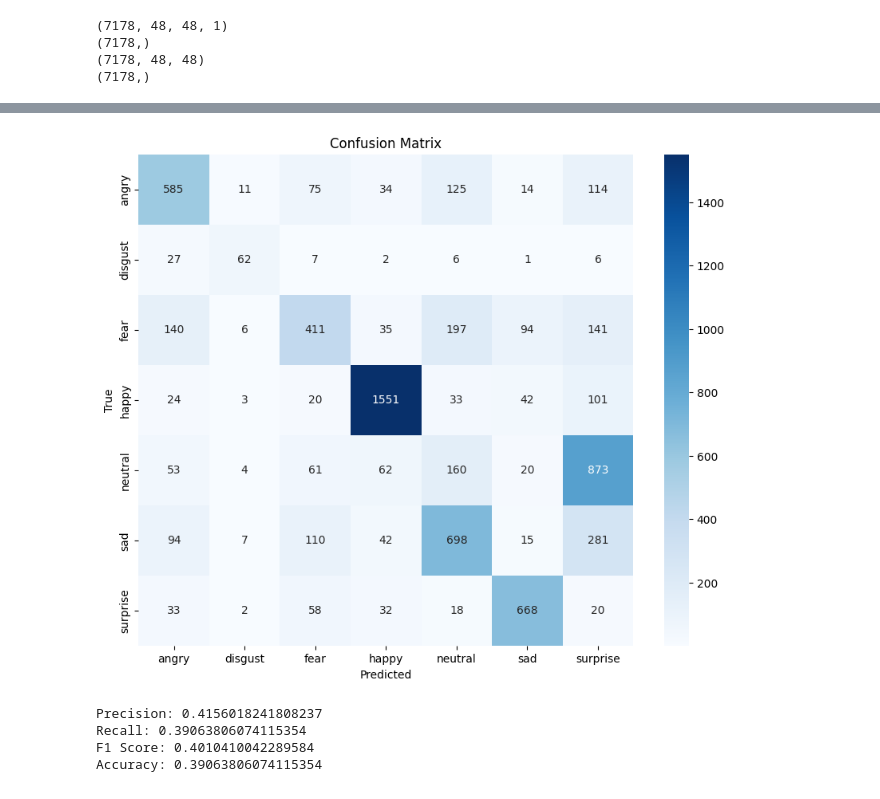
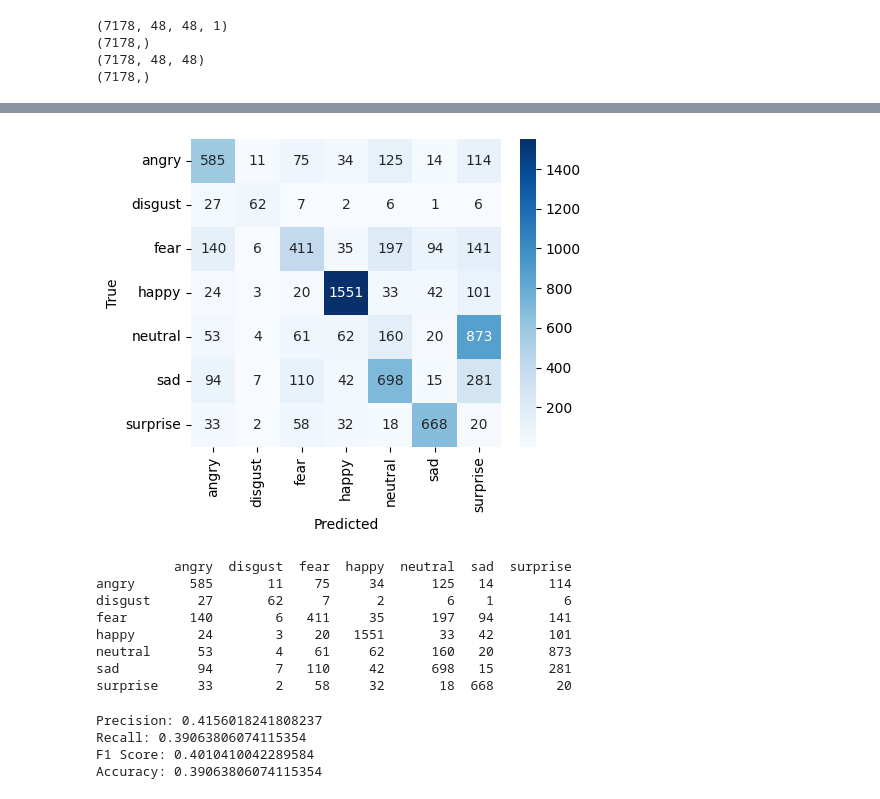
Before and after one commit to PHYRA47/Biometrics-II, a Jupyter notebook: Biometrics Skills - Amine Nait-Ali/skill3_Facial_Expression_Estimation/scripts/evaluate_sequentialCNN.ipynb, the cells around one changed output, grey strips where cells are left out. Cells and saved outputs as stored; diff of their text form; code cells hidden in the pictures.

```diff
--- a/Biometrics Skills - Amine Nait-Ali/skill3_Facial_Expression_Estimation/scripts/evaluate_sequentialCNN.ipynb
+++ b/Biometrics Skills - Amine Nait-Ali/skill3_Facial_Expression_Estimation/scripts/evaluate_sequentialCNN.ipynb
@@ -16,10 +16,10 @@ from sklearn.metrics import (
     confusion_matrix,
     classification_report
 )
+# %%
+# Load model
+model = load_model('models/sequentialCNN/sequentialCNN.h5')
 # %%
-# Load model
-model = load_model('models/fer_model_best.h5')
-
 # Class names
 class_names = ['angry', 'disgust', 'fear', 'happy', 'neutral', 'sad', 'surprise']
 test_dir = 'dataset/test'
@@ -71,8 +77,4 @@ print(y_test.shape)
 # %%
-# Predict the labels for the test set
-y_pred = model.predict(X_test)
-y_pred_classes = np.argmax(y_pred, axis=1)
-
 # Calculate accuracy
 accuracy = accuracy_score(y_test, y_pred_classes)
 print(f'Accuracy: {accuracy}\n')
@@ -85,10 +87,10 @@ print(report)
 cm = confusion_matrix(y_test, y_pred_classes)
 
 # Plot confusion matrix
-plt.figure(figsize=(10, 8))
+plt.figure(figsize=(5, 4))
 sns.heatmap(cm, annot=True, fmt='d', cmap='Blues', xticklabels=class_names, yticklabels=class_names)
 plt.xlabel('Predicted')
 plt.ylabel('True')
-plt.title('Confusion Matrix')
+# plt.title('Confusion Matrix')
 plt.show()
 # %% [output]
@@ -96,19 +97,36 @@ plt.show()
 Accuracy: 0.39063806074115354
 
               precision    recall  f1-score   support
 
        angry       0.61      0.61      0.61       958
      disgust       0.65      0.56      0.60       111
         fear       0.55      0.40      0.47      1024
        happy       0.88      0.87      0.88      1774
      neutral       0.13      0.13      0.13      1233
          sad       0.02      0.01      0.01      1247
     surprise       0.01      0.02      0.02       831
 
     accuracy                           0.39      7178
    macro avg       0.41      0.37      0.39      7178
 weighted avg       0.42      0.39      0.40      7178
-[figure, old version]
+[figure, new version]
+# %%
+import pandas as pd
+
+# Convert confusion matrix to DataFrame
+cm_df = pd.DataFrame(cm, index=class_names, columns=class_names)
+
+# Display the DataFrame
+print(cm_df)
+# %% [output]
+          angry  disgust  fear  happy  neutral  sad  surprise
+angry       585       11    75     34      125   14       114
+disgust      27       62     7      2        6    1         6
+fear        140        6   411     35      197   94       141
+happy        24        3    20   1551       33   42       101
+neutral      53        4    61     62      160   20       873
+sad          94        7   110     42      698   15       281
+surprise     33        2    58     32       18  668        20
 # %%
 # Calculate precision, recall, and F1-score for the whole test set
 precision = precision_score(y_test, y_pred_classes, average='weighted')
```
Also changed, not shown: parts of 2 cells of this notebook, 4 other files.
